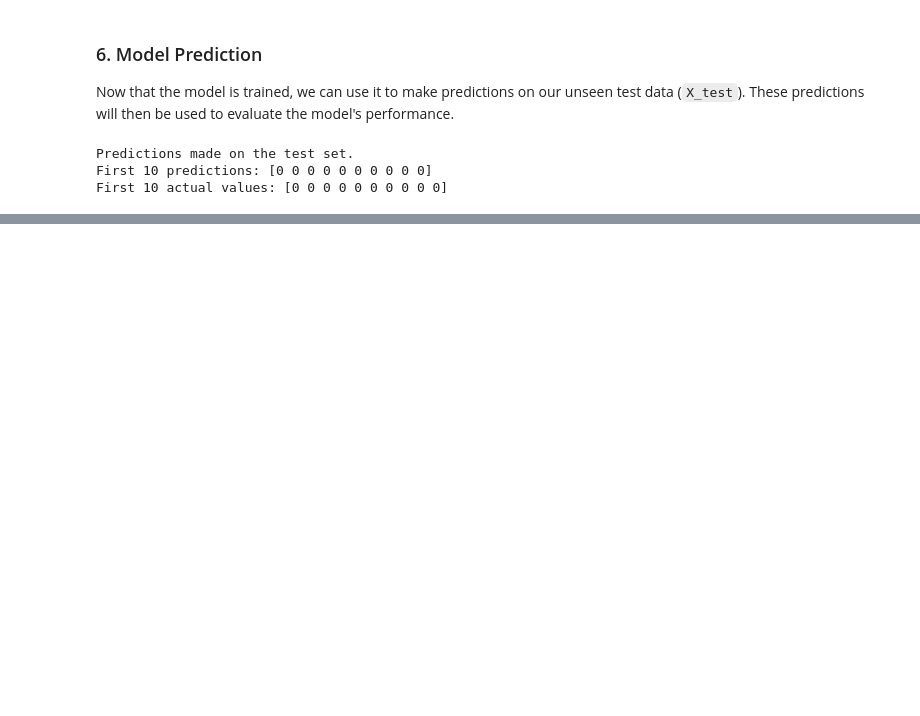
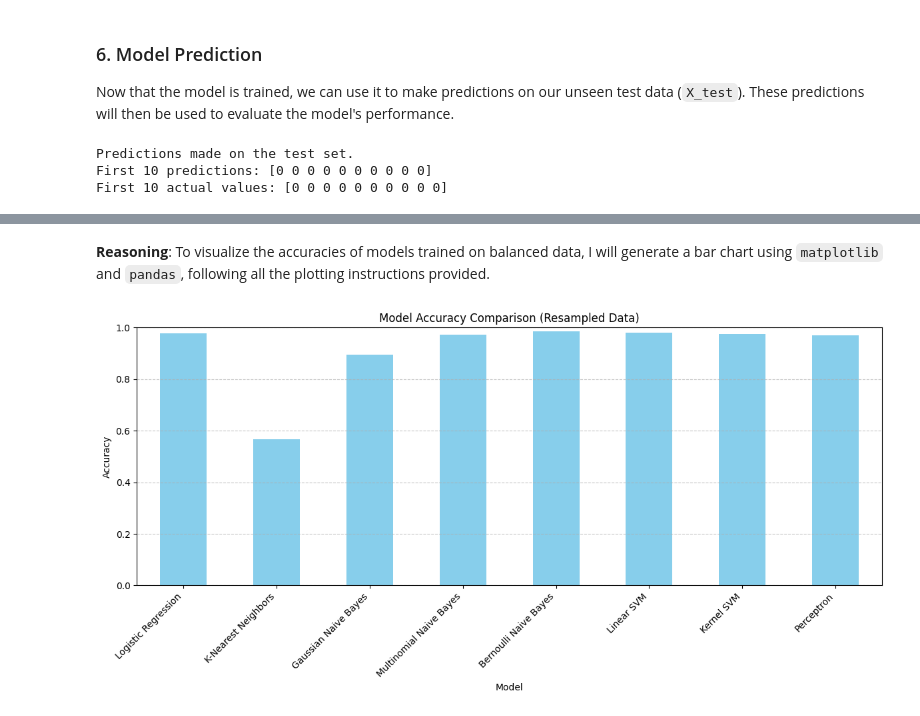
Before and after one commit to ajmainrahman/semi-supervised-learning-project, a Jupyter notebook: SpamvsNon_spamdetection.ipynb, the cells around one changed output, grey strips where cells are left out. Cells and saved outputs as stored; diff of their text form; code cells hidden in the pictures; blank space fills up the shorter version.

```diff
--- a/SpamvsNon_spamdetection.ipynb
+++ b/SpamvsNon_spamdetection.ipynb
@@ -374,0 +1220,10 @@ First 10 actual values: [0 0 0 0 0 0 0 0 0 0]
+# %%
+from imblearn.over_sampling import SMOTE
+
+# Initialize SMOTE
+smote = SMOTE(random_state=42)
+
+# Apply SMOTE to the training data
+X_train_resampled, y_train_resampled = smote.fit_resample(X_train, y_train)
+
+print("SMOTE applied to the training data.")
@@ -374,0 +1886,35 @@ First 10 actual values: [0 0 0 0 0 0 0 0 0 0]
+# %% [markdown]
+**Reasoning**:
+To visualize the accuracies of models trained on balanced data, I will generate a bar chart using `matplotlib` and `pandas`, following all the plotting instructions provided.
+# %%
+import matplotlib.pyplot as plt
+import pandas as pd
+
+# 1. Convert the model_accuracies_resampled dictionary into a Pandas Series.
+accuracies_resampled_series = pd.Series(model_accuracies_resampled)
+
+# 2. Create a bar chart using the Pandas Series, setting the figure size to (12, 6) and the bar color to 'skyblue'.
+plt.figure(figsize=(12, 6))
+accuracies_resampled_series.plot(kind='bar', color='skyblue')
+
+# 3. Label the x-axis as 'Model' and the y-axis as 'Accuracy'.
+plt.xlabel('Model')
+plt.ylabel('Accuracy')
+
+# 4. Add a title to the plot, such as 'Model Accuracy Comparison (Resampled Data)'.
+plt.title('Model Accuracy Comparison (Resampled Data)')
+
+# 5. Rotate the x-axis labels by 45 degrees for better readability and set the horizontal alignment to 'right'.
+plt.xticks(rotation=45, ha='right')
+
+# 6. Set the y-axis limits from 0.0 to 1.0 to ensure a consistent scale for accuracy.
+plt.ylim(0.0, 1.0)
+
+# 7. Add a grid to the y-axis with a dashed linestyle and an alpha of 0.7.
+plt.grid(axis='y', linestyle='--', alpha=0.7)
+
+# 8. Adjust the plot layout to prevent labels from overlapping and display the plot.
+plt.tight_layout()
+plt.show()
+# %% [output]
+[figure, added]
```
Also changed, not shown: parts of 85 cells of this notebook.
